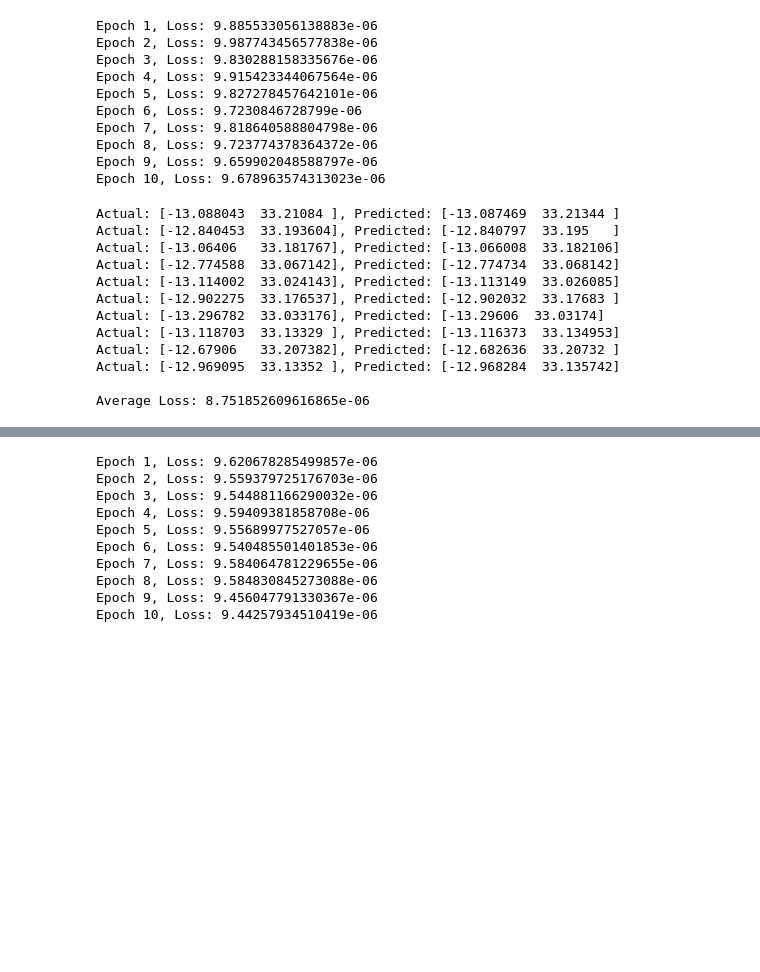
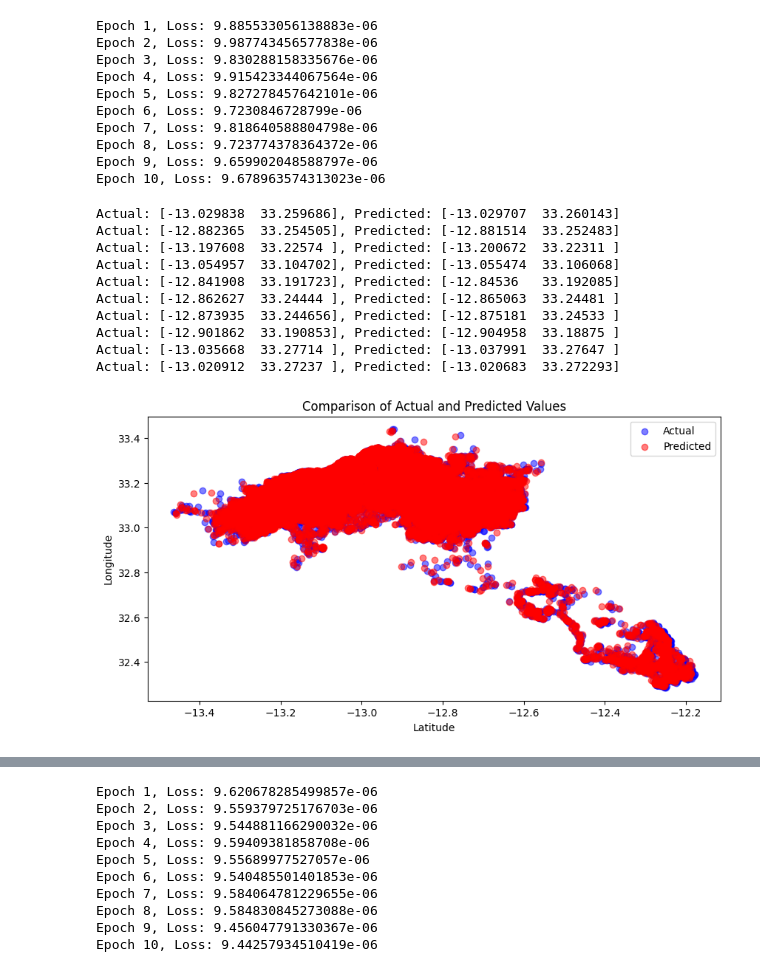
Before and after one commit to indhu68/Intro_to_DL_Project, a Jupyter notebook: RTML_Main.ipynb, the cells around one changed output, grey strips where cells are left out. Saved outputs shown, nothing was run; the diff lists cells and outputs as text; code cells hidden in the pictures; blank space fills up the shorter version.

```diff
--- a/RTML_Main.ipynb
+++ b/RTML_Main.ipynb
@@ -324,50 +358,66 @@ Epoch 9, Loss: 9.659902048588797e-06
 Epoch 10, Loss: 9.678963574313023e-06
 # %%
 import torch
+import matplotlib.pyplot as plt
+import numpy as np
 
-def evaluate(model, dataloader, criterion, scaler):
+def evaluate_and_plot(model, dataloader, criterion, scaler):
     model.eval()
     total_loss = 0
+    actuals_list = []
+    predicteds_list = []
     sample_count = 0
 
     min_lat_lon = scaler.data_min_[:2]  # Assuming these are lat and lon
     range_lat_lon = scaler.data_range_[:2]  # Assuming these are lat and lon ranges
 
     with torch.no_grad():
         for X_batch, y_batch in dataloader:
             X_batch = X_batch.to('cuda')
             y_batch = y_batch.to('cuda')
             predictions = model(X_batch)
             loss = criterion(predictions, y_batch)
             total_loss += loss.item()
 
-            if sample_count < 10:
-                actuals = y_batch.cpu().numpy()
-                predicteds = predictions.cpu().numpy()
+            actuals = y_batch.cpu().numpy()
+            predicteds = predictions.cpu().numpy()
 
-                # Apply inverse scaling to latitude and longitude
-                actuals[:, 0:2] = actuals[:, 0:2] * range_lat_lon + min_lat_lon
-                predicteds[:, 0:2] = predicteds[:, 0:2] * range_lat_lon + min_lat_lon
+            # Apply inverse scaling to latitude and longitude
+            actuals[:, 0:2] = actuals[:, 0:2] * range_lat_lon + min_lat_lon
+            predicteds[:, 0:2] = predicteds[:, 0:2] * range_lat_lon + min_lat_lon
 
-                for actual, predicted in zip(actuals, predicteds):
+            for actual, predicted in zip(actuals, predicteds):
+                actuals_list.append(actual[:2])
+                predicteds_list.append(predicted[:2])
+                if sample_count < 10:
                     print(f'Actual: {actual[:2]}, Predicted: {predicted[:2]}')
                     sample_count += 1
-                    if sample_count >= 10:
-                        break
+
+    # Plotting
+    actuals_array = np.array(actuals_list)
+    predicteds_array = np.array(predicteds_list)
+    plt.figure(figsize=(10, 5))
+    plt.scatter(actuals_array[:, 0], actuals_array[:, 1], c='blue', label='Actual', alpha=0.5)
+    plt.scatter(predicteds_array[:, 0], predicteds_array[:, 1], c='red', label='Predicted', alpha=0.5)
+    plt.xlabel('Latitude')
+    plt.ylabel('Longitude')
+    plt.title('Comparison of Actual and Predicted Values')
+    plt.legend()
+    plt.show()
 
     print(f'\nAverage Loss: {total_loss / len(dataloader)}')
 
-evaluate(model, test_loader, criterion,scaler)
+# Assuming you have already defined 'model', 'test_loader', 'criterion', and 'scaler':
+evaluate_and_plot(model, test_loader, criterion, scaler)
 # %% [output]
-Actual: [-13.088043  33.21084 ], Predicted: [-13.087469  33.21344 ]
-Actual: [-12.840453  33.193604], Predicted: [-12.840797  33.195   ]
-Actual: [-13.06406   33.181767], Predicted: [-13.066008  33.182106]
-Actual: [-12.774588  33.067142], Predicted: [-12.774734  33.068142]
-Actual: [-13.114002  33.024143], Predicted: [-13.113149  33.026085]
-Actual: [-12.902275  33.176537], Predicted: [-12.902032  33.17683 ]
-Actual: [-13.296782  33.033176], Predicted: [-13.29606  33.03174]
-Actual: [-13.118703  33.13329 ], Predicted: [-13.116373  33.134953]
-Actual: [-12.67906   33.207382], Predicted: [-12.682636  33.20732 ]
-Actual: [-12.969095  33.13352 ], Predicted: [-12.968284  33.135742]
-
-Average Loss: 8.751852609616865e-06
+Actual: [-13.029838  33.259686], Predicted: [-13.029707  33.260143]
+Actual: [-12.882365  33.254505], Predicted: [-12.881514  33.252483]
+Actual: [-13.197608  33.22574 ], Predicted: [-13.200672  33.22311 ]
+Actual: [-13.054957  33.104702], Predicted: [-13.055474  33.106068]
+Actual: [-12.841908  33.191723], Predicted: [-12.84536   33.192085]
+Actual: [-12.862627  33.24444 ], Predicted: [-12.865063  33.24481 ]
+Actual: [-12.873935  33.244656], Predicted: [-12.875181  33.24533 ]
+Actual: [-12.901862  33.190853], Predicted: [-12.904958  33.18875 ]
+Actual: [-13.035668  33.27714 ], Predicted: [-13.037991  33.27647 ]
+Actual: [-13.020912  33.27237 ], Predicted: [-13.020683  33.272293]
+[figure, added]
```
Also changed, not shown: parts of 5 cells of this notebook.
